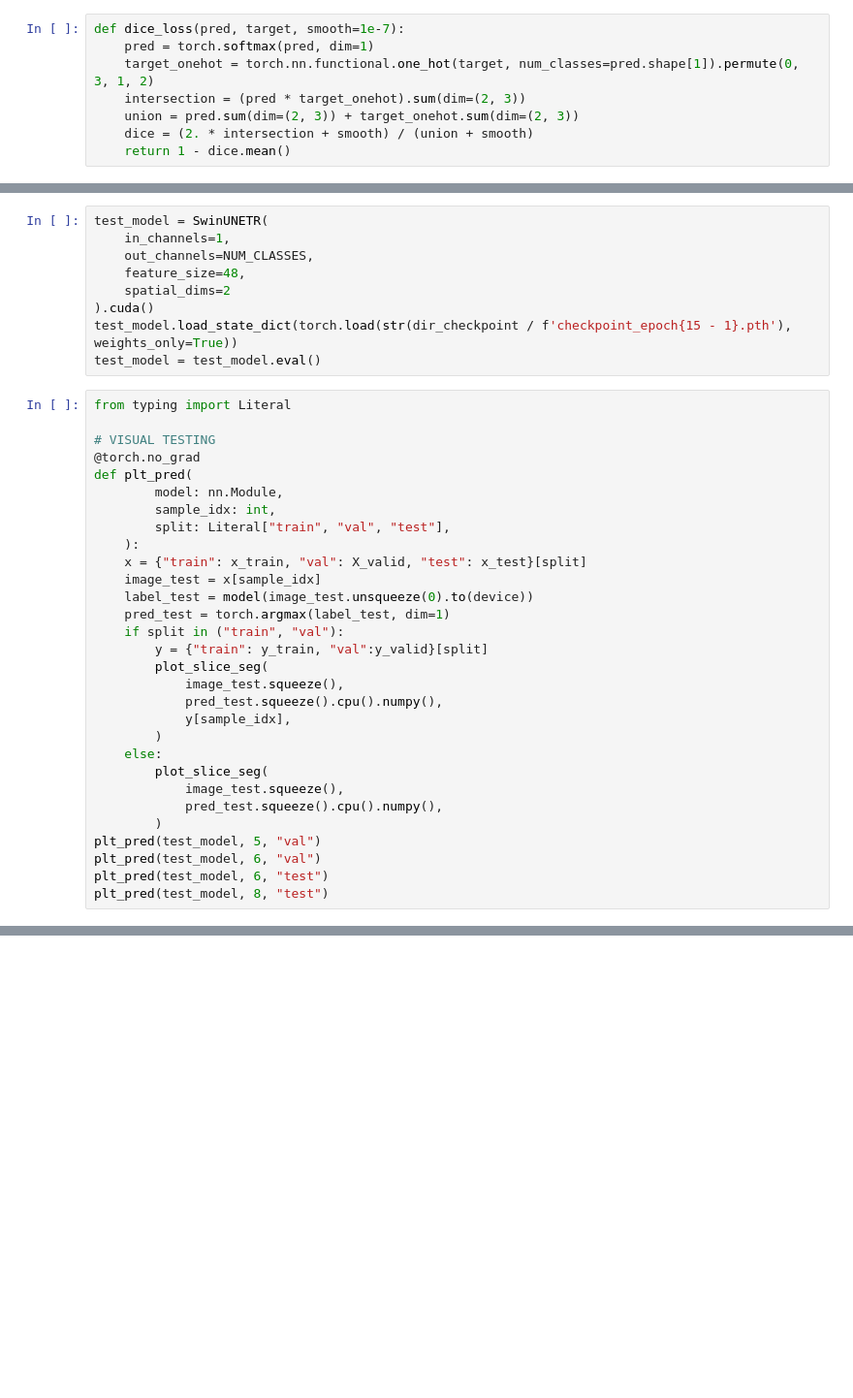
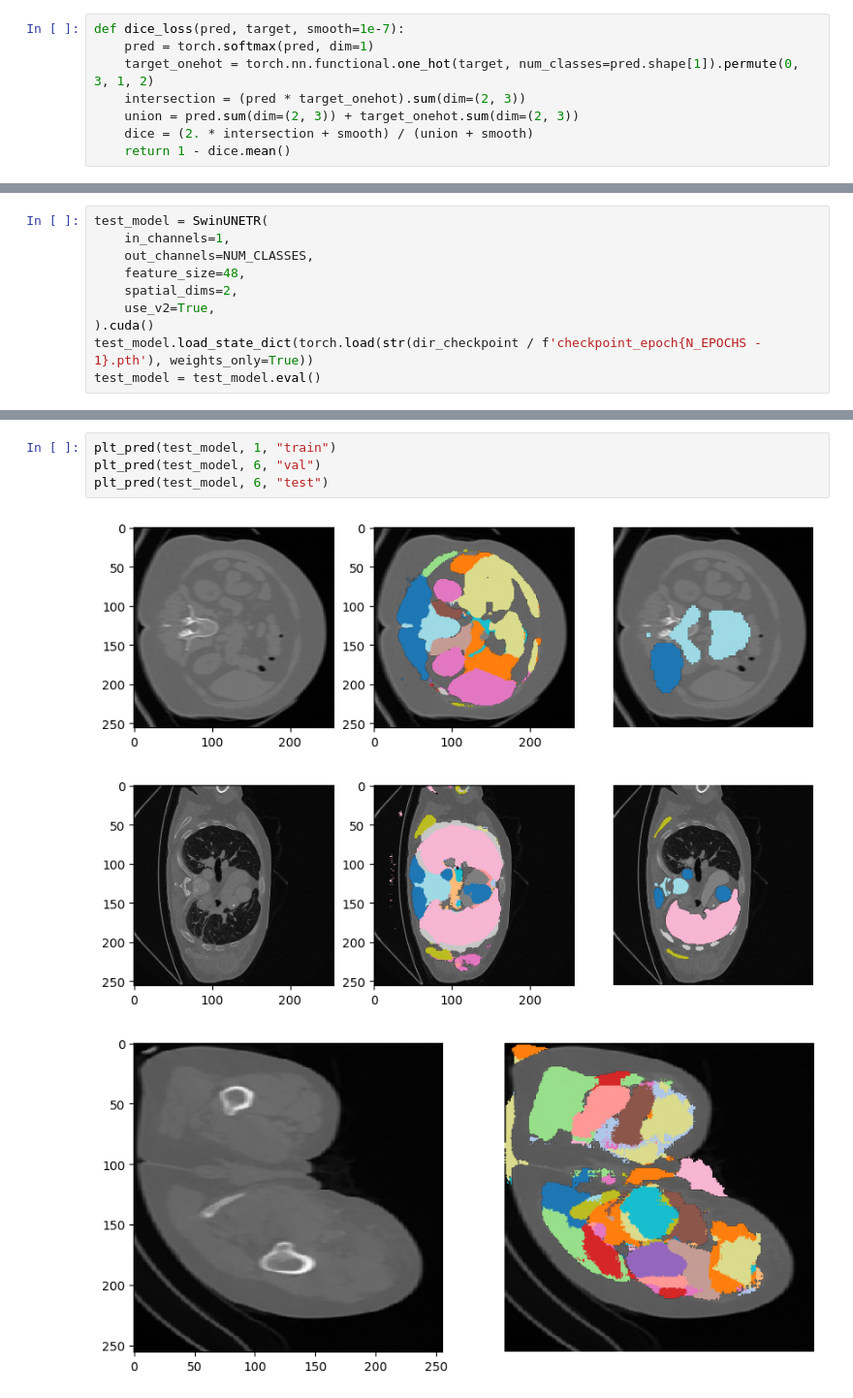
Before and after one commit to MauroAbidalCarrer/raidium_challenge, a Jupyter notebook: swin_unet.ipynb, the cells around one changed output, grey strips where cells are left out. Shown at 97% size. Drawn from its saved outputs; the diff is of its cells as text; blank space fills up the shorter version.

```diff
--- a/swin_unet.ipynb
+++ b/swin_unet.ipynb
@@ -332,37 +380,8 @@ test_model = SwinUNETR(
     in_channels=1,
     out_channels=NUM_CLASSES,
     feature_size=48,
-    spatial_dims=2
+    spatial_dims=2,
+    use_v2=True,
 ).cuda()
-test_model.load_state_dict(torch.load(str(dir_checkpoint / f'checkpoint_epoch{15 - 1}.pth'), weights_only=True))
+test_model.load_state_dict(torch.load(str(dir_checkpoint / f'checkpoint_epoch{N_EPOCHS - 1}.pth'), weights_only=True))
 test_model = test_model.eval()
-# %%
-from typing import Literal
-
-# VISUAL TESTING
-@torch.no_grad
-def plt_pred(
-        model: nn.Module,
-        sample_idx: int,
-        split: Literal["train", "val", "test"],
-    ):
-    x = {"train": x_train, "val": X_valid, "test": x_test}[split]
-    image_test = x[sample_idx]
-    label_test = model(image_test.unsqueeze(0).to(device))
-    pred_test = torch.argmax(label_test, dim=1)
-    if split in ("train", "val"):
-        y = {"train": y_train, "val":y_valid}[split]
-        plot_slice_seg(
-            image_test.squeeze(),
-            pred_test.squeeze().cpu().numpy(),
-            y[sample_idx],
-        )
-    else:
-        plot_slice_seg(
-            image_test.squeeze(),
-            pred_test.squeeze().cpu().numpy(),
-        )
-plt_pred(test_model, 5, "val")
-plt_pred(test_model, 6, "val")
-plt_pred(test_model, 6, "test")
-plt_pred(test_model, 8, "test")
@@ -374,3 +388,11 @@ plt_pred(test_model, 8, "test")
+# %%
+plt_pred(test_model, 1, "train")
+plt_pred(test_model, 6, "val")
+plt_pred(test_model, 6, "test")
+# %% [output]
+[figure, added]
+[figure, added]
+[figure, added]
 # %%
 test_loader = DataLoader(x_test, batch_size=1, shuffle=False)
 
```
Also changed, not shown: parts of 11 cells of this notebook.
